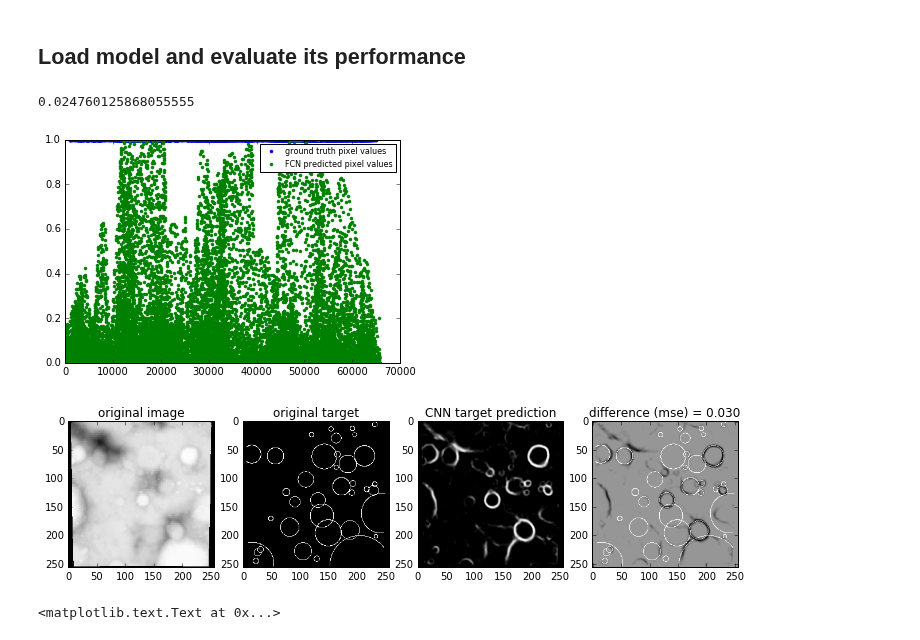
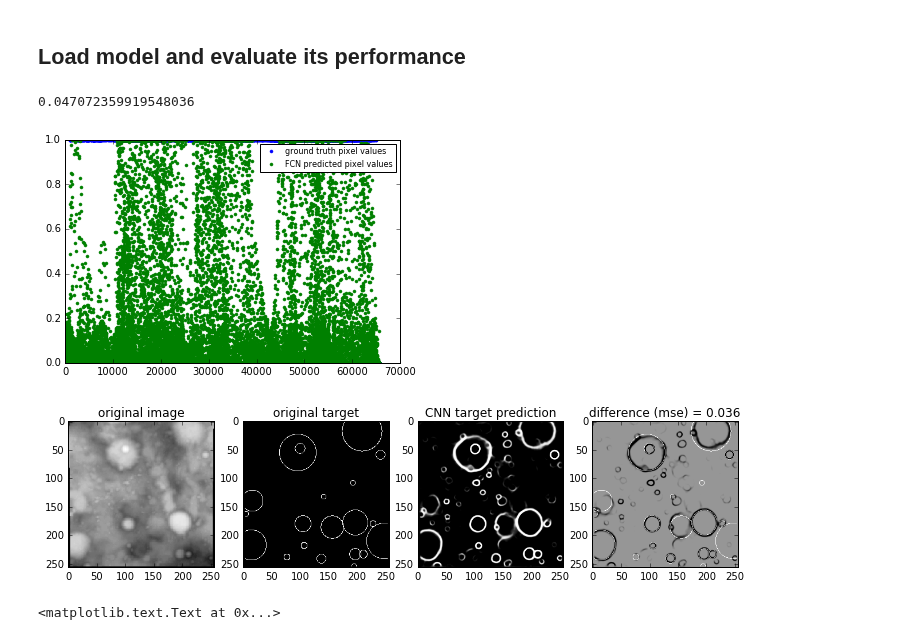
Before and after one commit to silburt/moon-craters, a Jupyter notebook: Mask_generator_analysis_ari.ipynb, the cells around one changed output. Cells and saved outputs as stored; diff of their text form; code cells hidden in the pictures.

```diff
--- a/Mask_generator_analysis_ari.ipynb
+++ b/Mask_generator_analysis_ari.ipynb
@@ -134,7 +134,7 @@ from keras.models import load_model
 #filename = 'models/FCNforkskip_sigmoidinv_FL10.h5'
 #filename = 'models/ds4_sigmoid_FL10.h5'
 
-filename = 'models/unet_s256_rings_pred_FL5_he_normal.h5'
+filename = 'models/unet_s256_rings_predfull_FL5_glorot_normal.h5'
 #filename = 'models/unet_s256_rings_copy_upsamplecrossent_glorot_normal.h5'
 #filename = 'models/unet_s256_rings_FL5_he_normal.h5'
 model = load_model(filename)
@@ -150,7 +150,7 @@ target = model.predict(test_data[off:(n+off)].astype('float32'))
 err = np.sum((test_target[off:(n+off)] - target)**2) / (n*dim*dim)
 err
 # %% [output]
-0.024760125868055555
+0.047072359919548036
 # %%
 i=0
 dim = 256
@@ -159,24 +159,24 @@ plt.plot(target[i].reshape(dim*dim,1), '.', label='FCN predicted pixel values')
 plt.legend(fontsize=8, numpoints=1)
 plt.savefig('output_dir/images/%s_%d_pixels.png'%(os.path.basename(filename).split('.h5')[0],i))
 # %% [output]
-[figure, old version]
+[figure, new version]
 # %%
-i=0
+i=4
 
 f, (ax1, ax2, ax3, ax4) = plt.subplots(1,4, figsize=[12, 8])
 ax1.imshow(test_data[off+i].reshape(dim,dim), origin='upper', cmap="Greys_r")
 ax2.imshow(test_target[off+i], origin='upper', cmap="Greys_r")
 ax3.imshow(target[i], origin='upper', cmap="Greys_r")
 ax4.imshow(test_target[off+i] - target[i], origin='upper', cmap="Greys_r")
 ax1.set_title('original image')
 ax2.set_title('original target')
 ax3.set_title('CNN target prediction')
 diff = np.sum((test_target[i] - target[i])**2)/(300*300)
 ax4.set_title('difference (mse) = %.3f'%diff)
 plt.savefig('output_dir/images/train%s_%d.png'%(os.path.basename(filename).split('.h5')[0],i))
 #save_image(target[i], "Greys_r", 'output_dir/images/%s_%d_target.png'%(os.path.basename(filename).split('.h5')[0],i))
 # %% [output]
-[figure, old version]
+[figure, new version]
 # %%
 #modify -> push to binary
 
```
Also changed, not shown: parts of 1 cell of this notebook, 2 other files.
